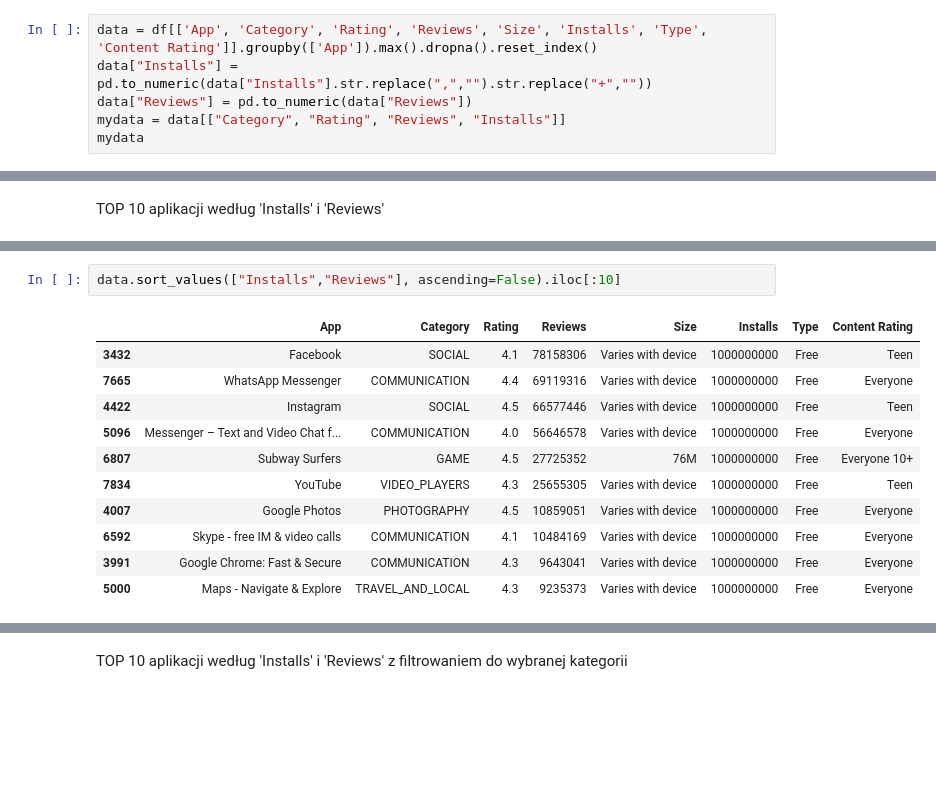
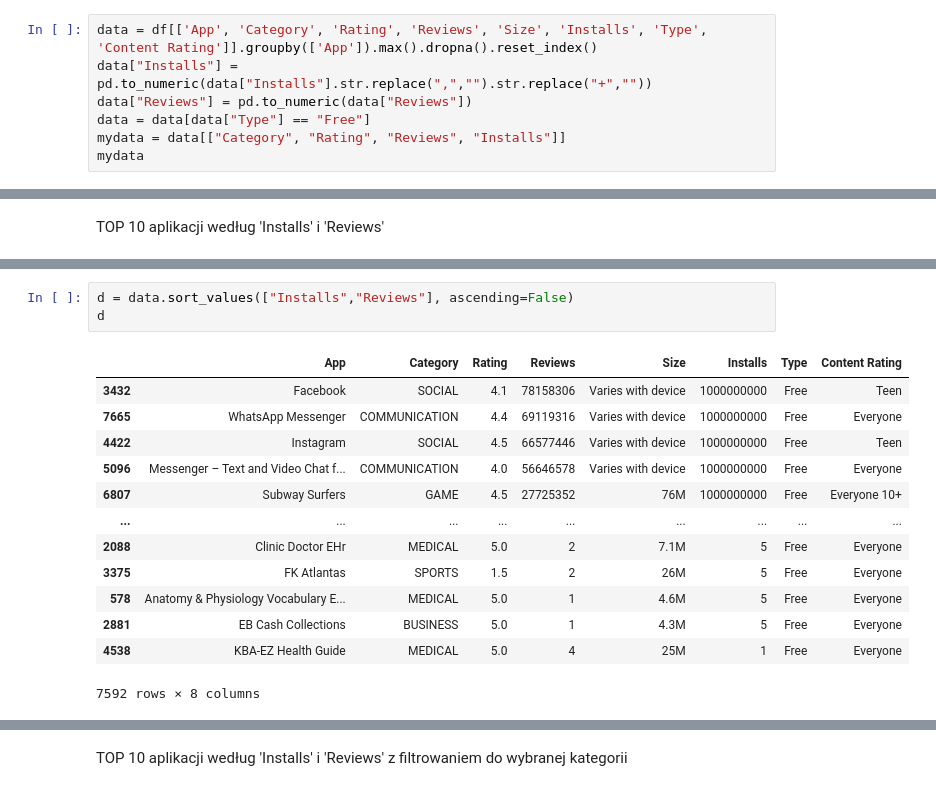
Before and after one commit to infoshareacademy/jdszr6-grupa-bez-nazwy, a Jupyter notebook: Python_project/App_store_analiza_danych.ipynb, the cells around one changed output, grey strips where cells are left out. Cells and saved outputs as stored; diff of their text form; blank space fills up the shorter version.

```diff
--- a/Python_project/App_store_analiza_danych.ipynb
+++ b/Python_project/App_store_analiza_danych.ipynb
@@ -25,6 +25,7 @@ Czyszczenie danych
 data = df[['App', 'Category', 'Rating', 'Reviews', 'Size', 'Installs', 'Type', 'Content Rating']].groupby(['App']).max().dropna().reset_index()
 data["Installs"] = pd.to_numeric(data["Installs"].str.replace(",","").str.replace("+",""))
 data["Reviews"] = pd.to_numeric(data["Reviews"])
+data = data[data["Type"] == "Free"]
 mydata = data[["Category", "Rating", "Reviews", "Installs"]]
 mydata
 # %% [output]
@@ -132,14 +167,17 @@ TOP 10 aplikacji według 'Installs' i 'Reviews'
 # %%
-data.sort_values(["Installs","Reviews"], ascending=False).iloc[:10]
+d = data.sort_values(["Installs","Reviews"], ascending=False)
+d
 # %% [output]
 |  | App | Category | Rating | Reviews | Size | Installs | Type | Content Rating |
 | 3432 | Facebook | SOCIAL | 4.1 | 78158306 | Varies with device | 1000000000 | Free | Teen |
 | 7665 | WhatsApp Messenger | COMMUNICATION | 4.4 | 69119316 | Varies with device | 1000000000 | Free | Everyone |
 | 4422 | Instagram | SOCIAL | 4.5 | 66577446 | Varies with device | 1000000000 | Free | Teen |
 | 5096 | Messenger – Text and Video Chat f... | COMMUNICATION | 4.0 | 56646578 | Varies with device | 1000000000 | Free | Everyone |
 | 6807 | Subway Surfers | GAME | 4.5 | 27725352 | 76M | 1000000000 | Free | Everyone 10+ |
-| 7834 | YouTube | VIDEO_PLAYERS | 4.3 | 25655305 | Varies with device | 1000000000 | Free | Teen |
-| 4007 | Google Photos | PHOTOGRAPHY | 4.5 | 10859051 | Varies with device | 1000000000 | Free | Everyone |
-| 6592 | Skype - free IM & video calls | COMMUNICATION | 4.1 | 10484169 | Varies with device | 1000000000 | Free | Everyone |
-| 3991 | Google Chrome: Fast & Secure | COMMUNICATION | 4.3 | 9643041 | Varies with device | 1000000000 | Free | Everyone |
-| 5000 | Maps - Navigate & Explore | TRAVEL_AND_LOCAL | 4.3 | 9235373 | Varies with device | 1000000000 | Free | Everyone |
+| ... | ... | ... | ... | ... | ... | ... | ... | ... |
+| 2088 | Clinic Doctor EHr | MEDICAL | 5.0 | 2 | 7.1M | 5 | Free | Everyone |
+| 3375 | FK Atlantas | SPORTS | 1.5 | 2 | 26M | 5 | Free | Everyone |
+| 578 | Anatomy & Physiology Vocabulary E... | MEDICAL | 5.0 | 1 | 4.6M | 5 | Free | Everyone |
+| 2881 | EB Cash Collections | BUSINESS | 5.0 | 1 | 4.3M | 5 | Free | Everyone |
+| 4538 | KBA-EZ Health Guide | MEDICAL | 5.0 | 4 | 25M | 1 | Free | Everyone |
+7592 rows × 8 columns
```
Also changed, not shown: parts of 7 cells of this notebook.
